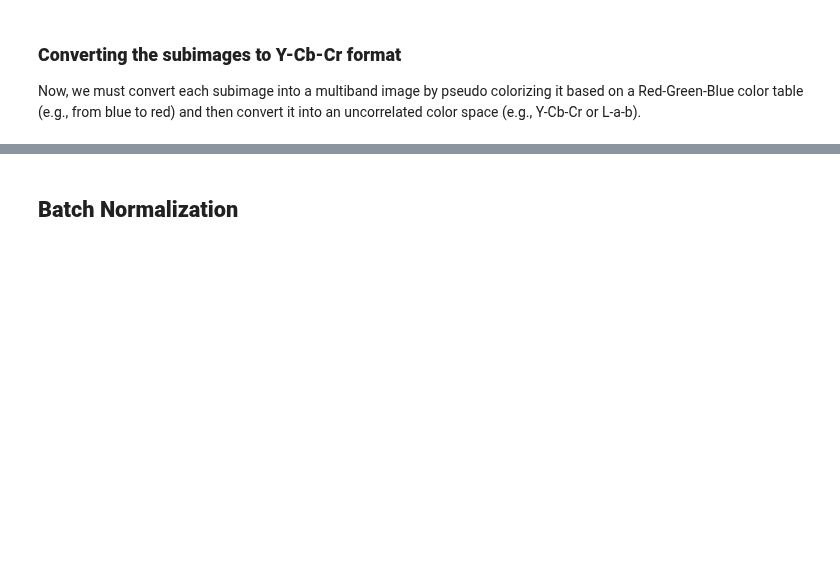
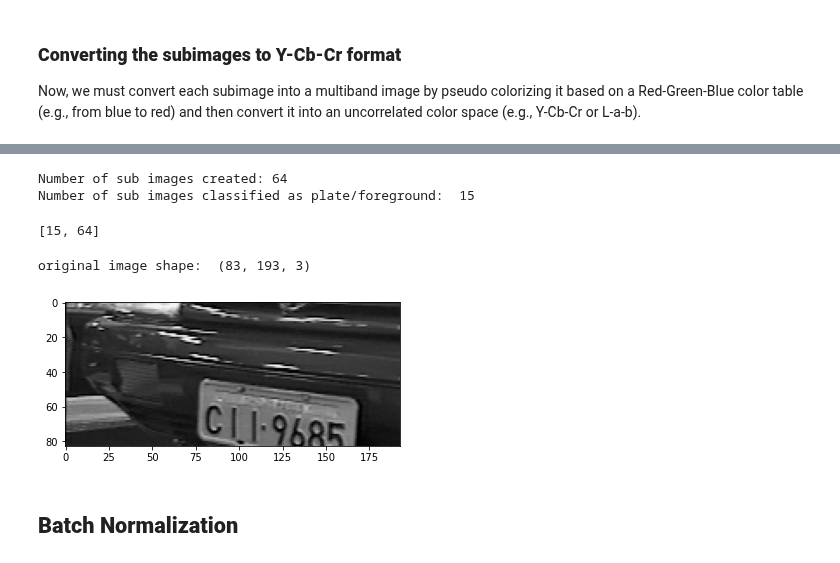
Before and after one commit to aissahm/image_analysis, a Jupyter notebook: project_1.ipynb, the cells around one changed output, grey strips where cells are left out. Cells and saved outputs as stored; diff of their text form; code cells hidden in the pictures; blank space fills up the shorter version.

```diff
--- a/project_1.ipynb
+++ b/project_1.ipynb
@@ -239,3 +325,30 @@ def createSubimagesFromTrainingImage(width, height, xstride, ystride, imagepath,
+# %%
+subImagesFolderPath = "/content/subimagesTestFolder/"
+
+test_image_path = '/content/plates/orig_0037.png'
+
+w = int(175 * 1.1)
+h = int(75 * 1.1)
+dx = 40
+dy = 10
+threshold = 0.9
+
+createSubimagesFromTrainingImage(w, h, dx, dy, test_image_path, threshold, subImagesFolderPath)
+# %% [output]
+Number of sub images created: 64
+Number of sub images classified as plate/foreground:  15
+[15, 64]
+# %%
+subimage1 = "/content/subimagesTestFolder/0037_192_82_96_131_1.png"
+
+img = cv2.imread(subimage1)
+print("original image shape: ", img.shape)
+
+plt.imshow(img)
+plt.show()
+# %% [output]
+original image shape:  (83, 193, 3)
+[figure, added]
 # %% [markdown]
 ## **Batch Normalization**
 # %% [markdown]
```
Also changed, not shown: parts of 5 cells of this notebook.
